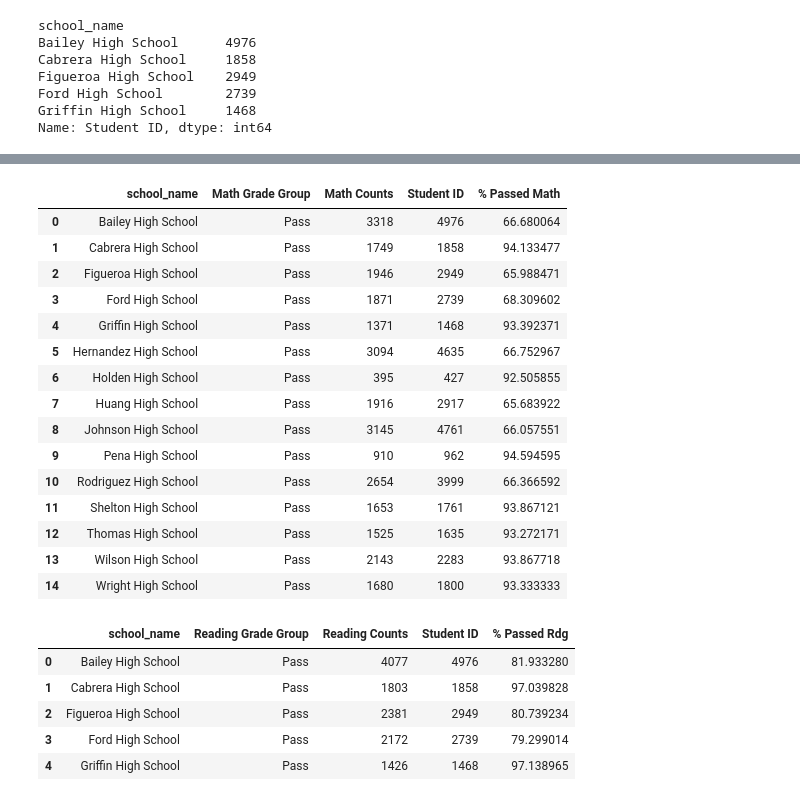
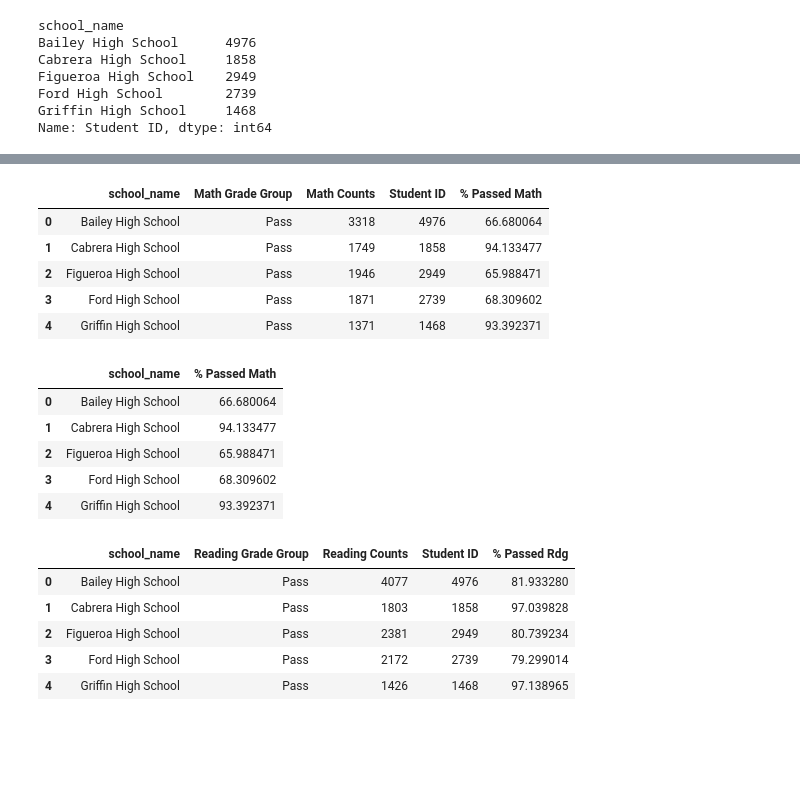
Before and after one commit to tamaranxu/pandas-challenge, a Jupyter notebook: PyCitySchools/PyCitySchools.ipynb, the cells around one changed output, grey strips where cells are left out. Cells and saved outputs as stored; diff of their text form; code cells hidden in the pictures; blank space fills up the shorter version.

```diff
--- a/PyCitySchools/PyCitySchools.ipynb
+++ b/PyCitySchools/PyCitySchools.ipynb
@@ -285,41 +285,42 @@ Name: reading_score, dtype: float64
 # %%
 # Count how many of pass values for each school and create DataFrame
 pass_math_df = pd.DataFrame(grouped_school_df["Math Grade Group"].value_counts())
 
 # Rename the "Math Grade Group" column to "Math Counts"
 pass_math_df = pass_math_df.rename(
     columns={"Math Grade Group": "Math Counts"})
 
 # Reset the index of "pass_math_df" so that includes all columns
 pass_math_df = pass_math_df.reset_index()
 
 # Isolate passing scores for math
 sch_pass_math = pass_math_df.loc[(
     pass_math_df["Math Grade Group"] == "Pass")]
 
 # Merge the "school_student_count" into the DataFrame
 sch_pass_math = sch_pass_math.merge(school_student_count, on="school_name")
 
 # Add column for % passed
 sch_pass_math["% Passed Math"] = (sch_pass_math["Math Counts"] / sch_pass_math["Student ID"]) * 100
-sch_pass_math
+sch_pass_math.head()
 # %% [output]
 |  | school_name | Math Grade Group | Math Counts | Student ID | % Passed Math |
 | 0 | Bailey High School | Pass | 3318 | 4976 | 66.680064 |
 | 1 | Cabrera High School | Pass | 1749 | 1858 | 94.133477 |
 | 2 | Figueroa High School | Pass | 1946 | 2949 | 65.988471 |
 | 3 | Ford High School | Pass | 1871 | 2739 | 68.309602 |
 | 4 | Griffin High School | Pass | 1371 | 1468 | 93.392371 |
-| 5 | Hernandez High School | Pass | 3094 | 4635 | 66.752967 |
-| 6 | Holden High School | Pass | 395 | 427 | 92.505855 |
-| 7 | Huang High School | Pass | 1916 | 2917 | 65.683922 |
-| 8 | Johnson High School | Pass | 3145 | 4761 | 66.057551 |
-| 9 | Pena High School | Pass | 910 | 962 | 94.594595 |
-| 10 | Rodriguez High School | Pass | 2654 | 3999 | 66.366592 |
-| 11 | Shelton High School | Pass | 1653 | 1761 | 93.867121 |
-| 12 | Thomas High School | Pass | 1525 | 1635 | 93.272171 |
-| 13 | Wilson High School | Pass | 2143 | 2283 | 93.867718 |
-| 14 | Wright High School | Pass | 1680 | 1800 | 93.333333 |
+# %%
+# Condense sch_pass_math df to basic categories
+sch_pass_math_df = sch_pass_math.drop(columns=["Math Grade Group", "Math Counts", "Student ID"])
+sch_pass_math_df.head()
+# %% [output]
+|  | school_name | % Passed Math |
+| 0 | Bailey High School | 66.680064 |
+| 1 | Cabrera High School | 94.133477 |
+| 2 | Figueroa High School | 65.988471 |
+| 3 | Ford High School | 68.309602 |
+| 4 | Griffin High School | 93.392371 |
 # %%
 # Count how many of pass values for each school and create DataFrame, for reading
 pass_rdg_df = pd.DataFrame(grouped_school_df["Reading Grade Group"].value_counts())
```
Also changed, not shown: parts of 27 cells of this notebook.
